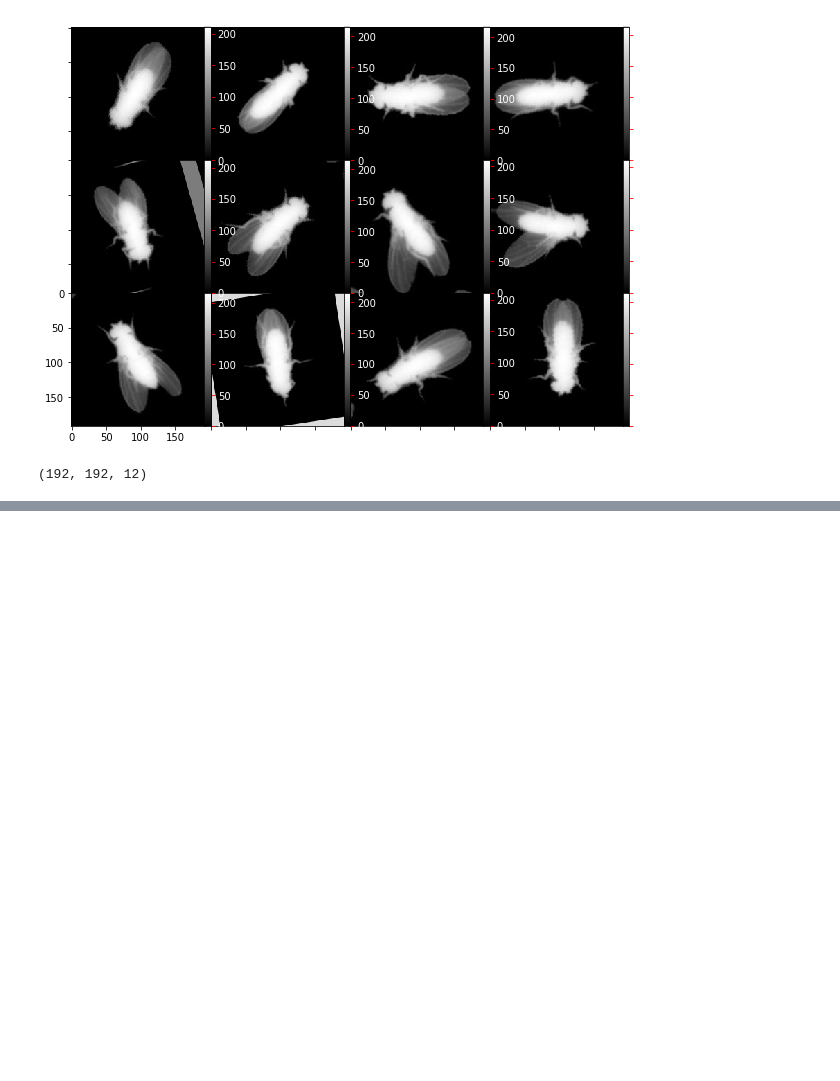
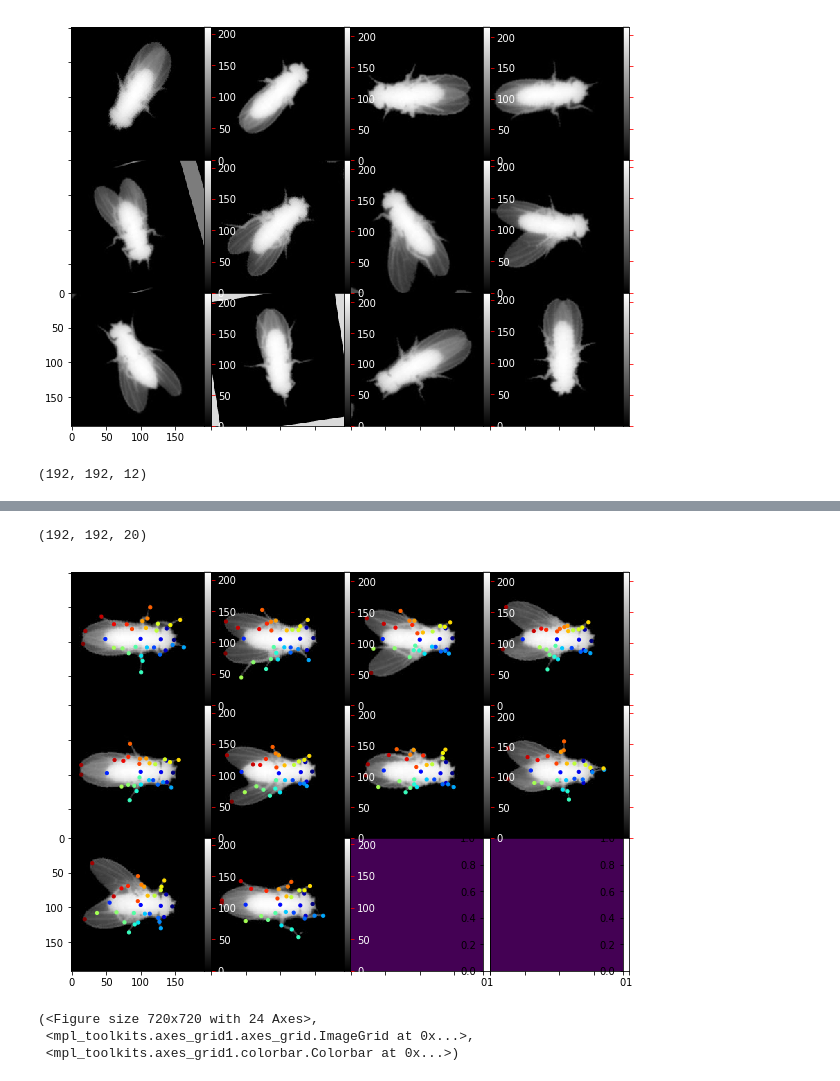
Before and after one commit to kristinbranson/APT, a Jupyter notebook: deepnet/notebooks/apt_dpk_data_pipeline_comparison.ipynb, the cells around one changed output, grey strips where cells are left out. Cells and saved outputs as stored; diff of their text form; code cells hidden in the pictures; blank space fills up the shorter version.

```diff
--- a/deepnet/notebooks/apt_dpk_data_pipeline_comparison.ipynb
+++ b/deepnet/notebooks/apt_dpk_data_pipeline_comparison.ipynb
@@ -390,0 +590,10 @@ hfig, grid, cb0 = montage(imsstk,cmap='gray')
+# %%
+conf.img_dim = 1
+conf = apt_dpk.update_conf_dpk(conf,
+                               dg.graph,
+                               dg.swap_index,
+                               n_keypoints=dg.n_keypoints,
+                               imshape=dg.compute_image_shape(),
+                               useimgaug=True,
+                               imgaugtype='dpkfly')
+conf.batch_size=4
@@ -390,0 +605,2 @@ hfig, grid, cb0 = montage(imsstk,cmap='gray')
+# %%
+ds = tfdatagen.create_tf_datasets(conf, is_val=True, distort=False, shuffle=False, infinite=False, drawconf=False)
@@ -390,0 +641,2 @@ hfig, grid, cb0 = montage(imsstk,cmap='gray')
+# %%
+resDS = read_ds_idxed(ds, range(150//4))
@@ -390,0 +661,3 @@ hfig, grid, cb0 = montage(imsstk,cmap='gray')
+# %%
+imsDS, tgtsDS = xylist2xyarr(resDS)
+imsDS.shape, tgtsDS.shape
@@ -390,0 +711,13 @@ hfig, grid, cb0 = montage(imsstk,cmap='gray')
+# %%
+imsstk = np.moveaxis(imsDS, 0, -1)
+imsstk = imsstk[:,:,0,:]
+imsstk.shape
+# %% [output]
+(192, 192, 20)
+# %%
+montage(imsDS[:10,...],locs=tgtsDS[:10,...],cmap='gray',locsmrkrsz=40)
+# %% [output]
+[figure, added]
+(<Figure size 720x720 with 24 Axes>,
+ <mpl_toolkits.axes_grid1.axes_grid.ImageGrid at 0x...>,
+ <mpl_toolkits.axes_grid1.colorbar.Colorbar at 0x...>)
```
Also changed, not shown: parts of 80 cells of this notebook, 4 other files.
